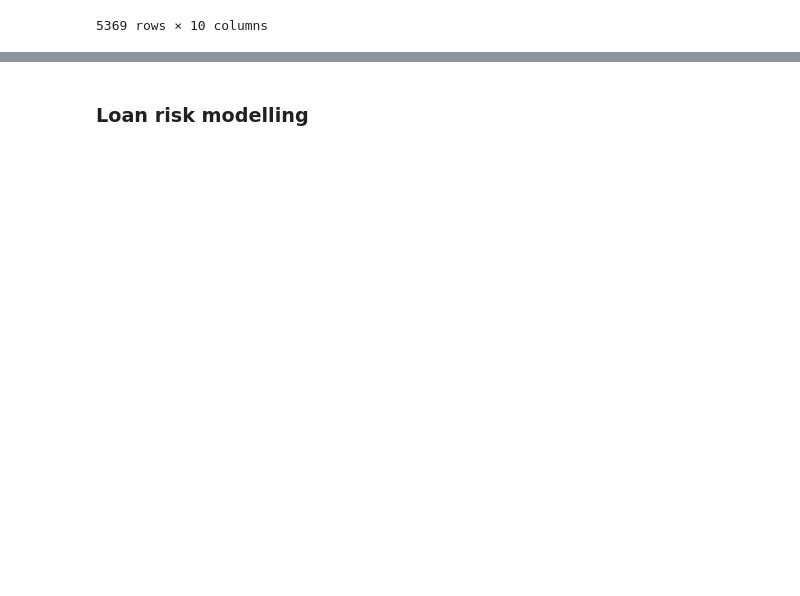
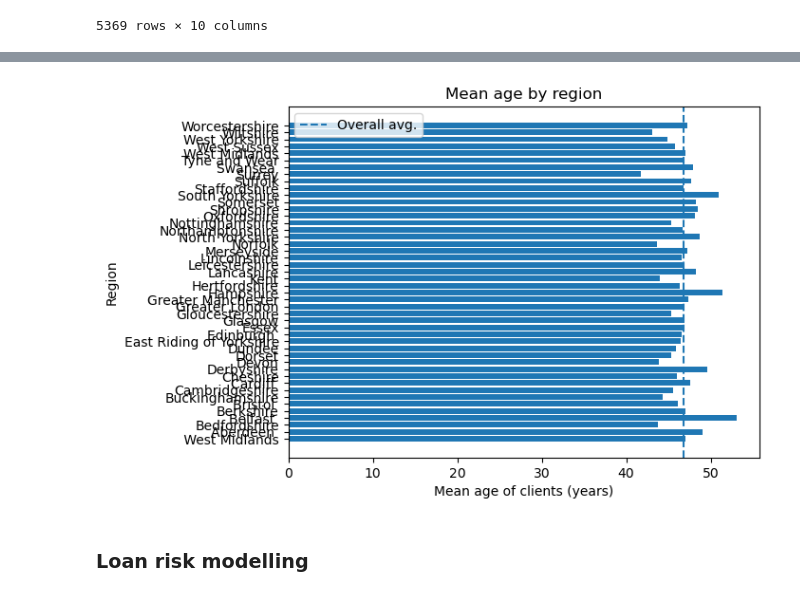
Before and after one commit to irismessage/data-essay, a Jupyter notebook: DATA Assessment 2023-24.ipynb, the cells around one changed output, grey strips where cells are left out. Saved outputs shown, nothing was run; the diff lists cells and outputs as text; code cells hidden in the pictures; blank space fills up the shorter version.

```diff
--- a/DATA Assessment 2023-24.ipynb
+++ b/DATA Assessment 2023-24.ipynb
@@ -575,3 +653,25 @@ plt.show()
+# %%
+# finally, bring the two together
+fix, ax = plt.subplots()
+# this one last thing vexes Part Three...
+fig.set_figheight(fig.get_figheight() * 2)
+
+region_age = region_grouping["age"].mean()
+
+ax.barh(y_pos, region_age)
+
+ax.set_title("Mean age by region")
+ax.set_xlabel("Mean age of clients (years)")
+ax.set_ylabel("Region")
+ax.set_yticks(y_pos, labels=region_bins)
+
+overall_mean_age = region_age.mean()
+ax.axvline(x=overall_mean_age, linestyle="--", label="Overall avg.")
+ax.legend()
+
+plt.show()
+# %% [output]
+[figure, added]
 # %% [markdown]
 ### Loan risk modelling
 # %%
```
Also changed, not shown: parts of 6 cells of this notebook.
